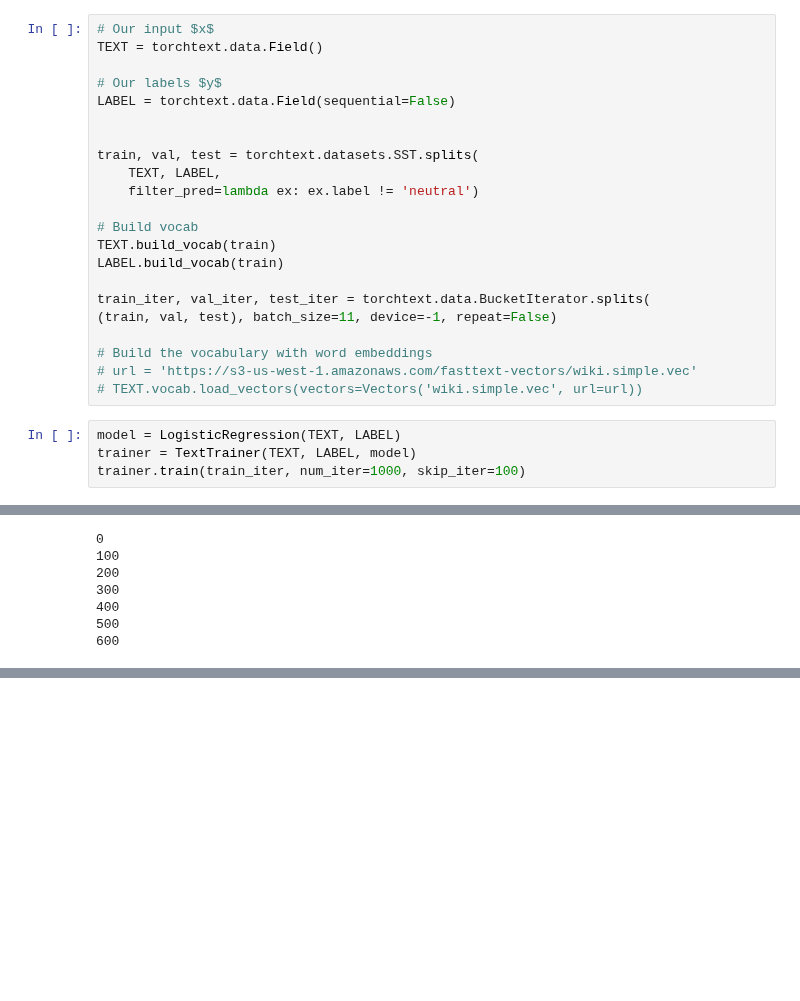
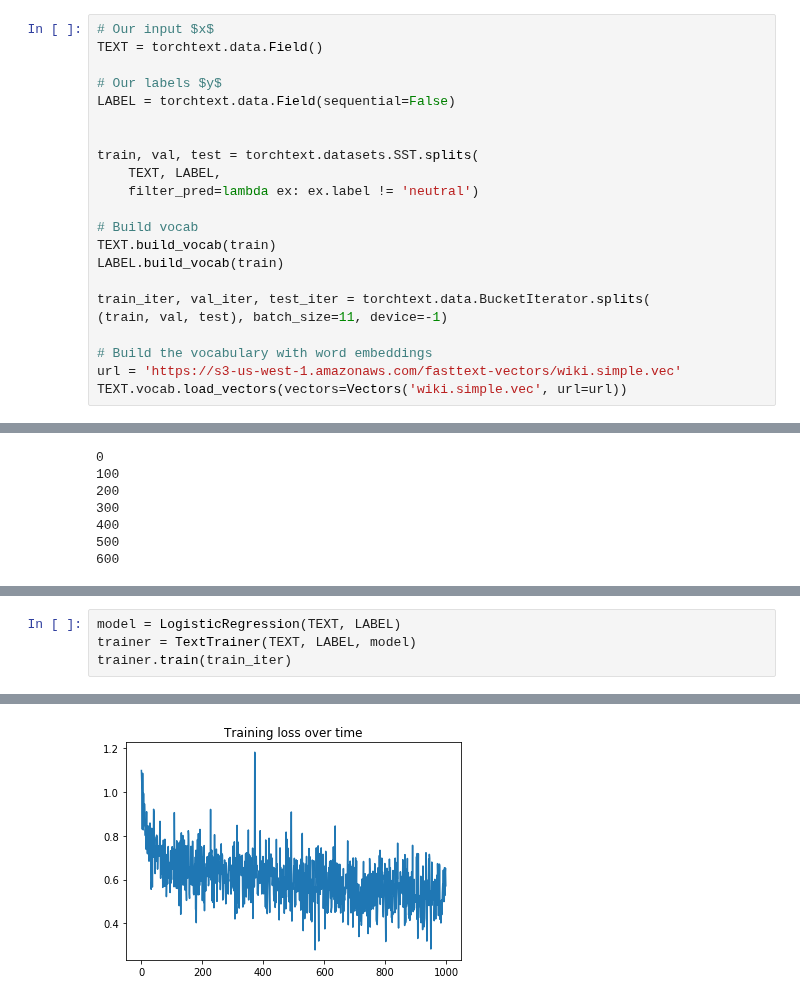
Before and after one commit to emptycrown/cs287-nlp, a Jupyter notebook: hw1/HW1-models-Jesse.ipynb, the cells around one changed output, grey strips where cells are left out. Cells and saved outputs as stored; diff of their text form; blank space fills up the shorter version.

Commit message:
Jesse's models

```diff
--- a/hw1/HW1-models-Jesse.ipynb
+++ b/hw1/HW1-models-Jesse.ipynb
@@ -27,12 +27,8 @@ TEXT.build_vocab(train)
 LABEL.build_vocab(train)
 
 train_iter, val_iter, test_iter = torchtext.data.BucketIterator.splits(
-(train, val, test), batch_size=11, device=-1, repeat=False)
+(train, val, test), batch_size=11, device=-1)
 
 # Build the vocabulary with word embeddings
-# url = 'https://s3-us-west-1.amazonaws.com/fasttext-vectors/wiki.simple.vec'
-# TEXT.vocab.load_vectors(vectors=Vectors('wiki.simple.vec', url=url))
+url = 'https://s3-us-west-1.amazonaws.com/fasttext-vectors/wiki.simple.vec'
+TEXT.vocab.load_vectors(vectors=Vectors('wiki.simple.vec', url=url))
-# %%
-model = LogisticRegression(TEXT, LABEL)
-trainer = TextTrainer(TEXT, LABEL, model)
-trainer.train(train_iter, num_iter=1000, skip_iter=100)
@@ -117,0 +108,5 @@ class MultinomialNB2(nn.Module):
+# %%
+model = LogisticRegression(TEXT, LABEL)
+trainer = TextTrainer(TEXT, LABEL, model)
+trainer.train(train_iter)
+# %% [output]
@@ -118 +123,2 @@ class MultinomialNB2(nn.Module):
+[figure, added]
 # %%
```
Also changed, not shown: parts of 12 cells of this notebook, 3 other files.
